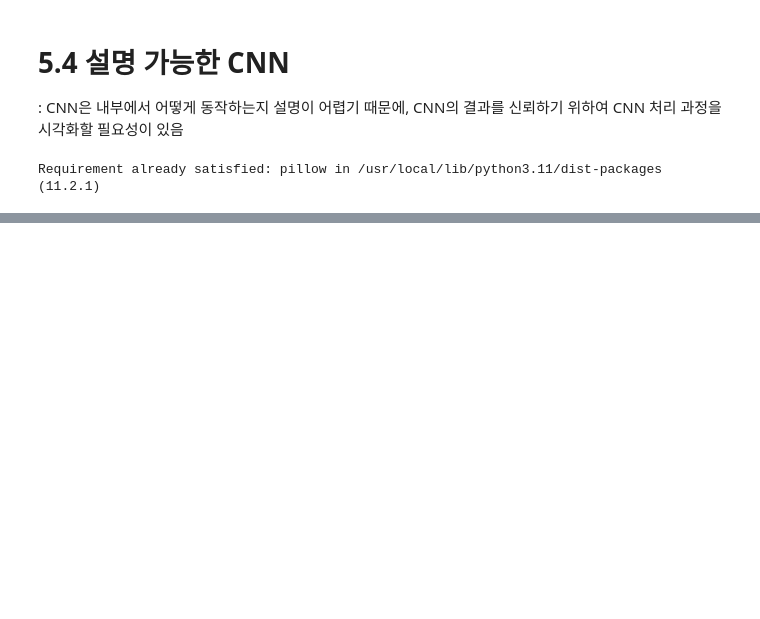
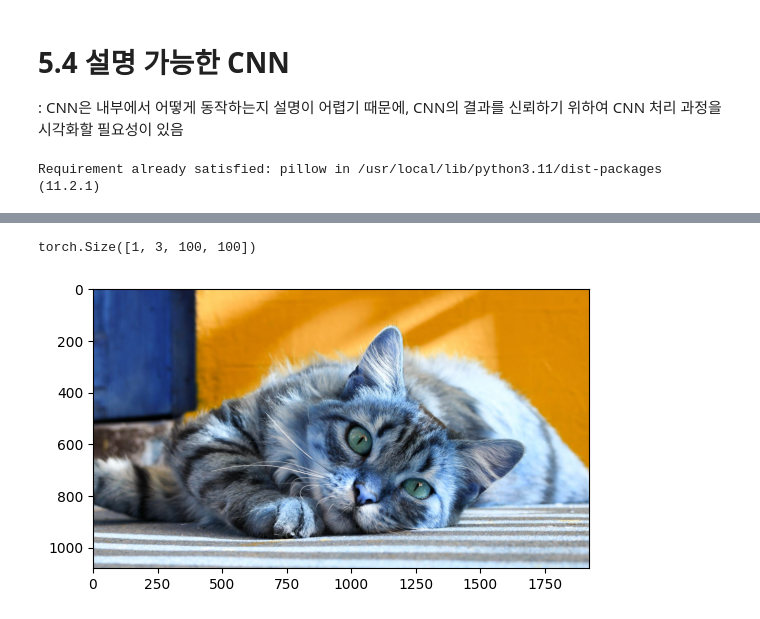
Before and after one commit to squiller1/Deeplearning_study, a Jupyter notebook: Pytorch/Pytorch_5.ipynb, the cells around one changed output, grey strips where cells are left out. Saved outputs shown, nothing was run; the diff lists cells and outputs as text; code cells hidden in the pictures; blank space fills up the shorter version.

Commit message:
Pytorch 5 fin

```diff
--- a/Pytorch/Pytorch_5.ipynb
+++ b/Pytorch/Pytorch_5.ipynb
@@ -646,0 +799,12 @@ Requirement already satisfied: pillow in /usr/local/lib/python3.11/dist-packages
+# %%
+#5. 특성맵 정보 가져올 이미지 호출
+
+img = cv2.imread('/content/drive/MyDrive/pytorch_ex/chap05/data/cat.jpg')
+plt.imshow(img)
+img = cv2.resize(img, (100,100), interpolation=cv2.INTER_LINEAR) #이미지 크기 변경 / interpolation=보간법 종류
+img = transforms.ToTensor()(img).unsqueeze(0) #이미지 데이터 -> 텐서로 변환 -> 1차원 추가
+
+print(img.shape)
+# %% [output]
+torch.Size([1, 3, 100, 100])
+[figure, added]
```
Also changed, not shown: parts of 18 cells of this notebook.
